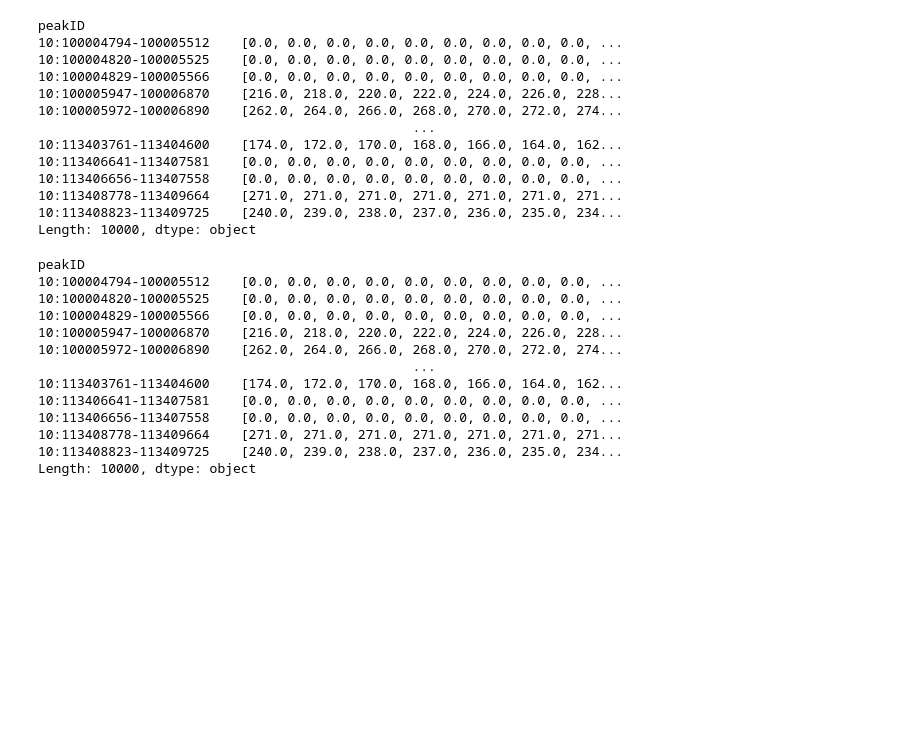
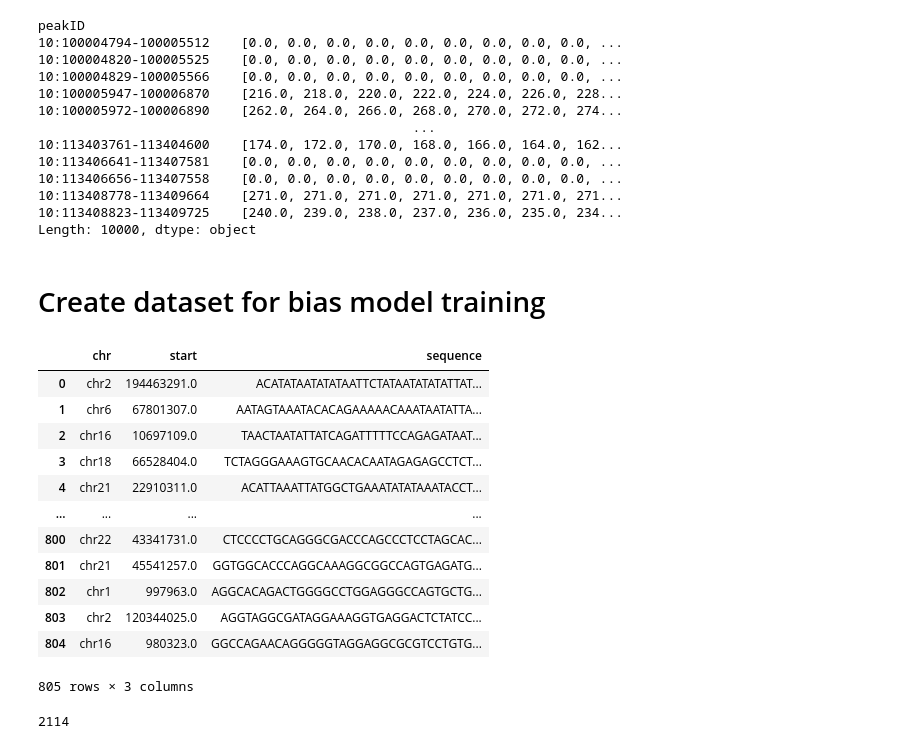
Before and after one commit to alexiaDorm/master-thesis, a Jupyter notebook: src/test.ipynb, the cells around one changed output. Saved outputs shown, nothing was run; the diff lists cells and outputs as text; code cells hidden in the pictures; blank space fills up the shorter version.

```diff
--- a/src/test.ipynb
+++ b/src/test.ipynb
@@ -177,19 +177,5 @@ peakID
 10:113408778-113409664    [271.0, 271.0, 271.0, 271.0, 271.0, 271.0, 271...
 10:113408823-113409725    [240.0, 239.0, 238.0, 237.0, 236.0, 235.0, 234...
 Length: 10000, dtype: object
-# %%
-ATAC
-# %% [output]
-peakID
-10:100004794-100005512    [0.0, 0.0, 0.0, 0.0, 0.0, 0.0, 0.0, 0.0, 0.0, ...
-10:100004820-100005525    [0.0, 0.0, 0.0, 0.0, 0.0, 0.0, 0.0, 0.0, 0.0, ...
-10:100004829-100005566    [0.0, 0.0, 0.0, 0.0, 0.0, 0.0, 0.0, 0.0, 0.0, ...
-10:100005947-100006870    [216.0, 218.0, 220.0, 222.0, 224.0, 226.0, 228...
-10:100005972-100006890    [262.0, 264.0, 266.0, 268.0, 270.0, 272.0, 274...
-                                                ...
-10:113403761-113404600    [174.0, 172.0, 170.0, 168.0, 166.0, 164.0, 162...
-10:113406641-113407581    [0.0, 0.0, 0.0, 0.0, 0.0, 0.0, 0.0, 0.0, 0.0, ...
-10:113406656-113407558    [0.0, 0.0, 0.0, 0.0, 0.0, 0.0, 0.0, 0.0, 0.0, ...
-10:113408778-113409664    [271.0, 271.0, 271.0, 271.0, 271.0, 271.0, 271...
-10:113408823-113409725    [240.0, 239.0, 238.0, 237.0, 236.0, 235.0, 234...
-Length: 10000, dtype: object
+# %% [markdown]
+# Create dataset for bias model training
@@ -195,0 +184,21 @@ Length: 10000, dtype: object
+# %%
+import pickle
+
+with open('../results/match_GC.pkl', 'rb') as file:
+    seq = pickle.load(file)
+# %%
+seq
+# %% [output]
+|  | chr | start | sequence |
+| 0 | chr2 | 194463291.0 | ACATATAATATATAATTCTATAATATATATTAT... |
+| 1 | chr6 | 67801307.0 | AATAGTAAATACACAGAAAAACAAATAATATTA... |
+| 2 | chr16 | 10697109.0 | TAACTAATATTATCAGATTTTTCCAGAGATAAT... |
+| 3 | chr18 | 66528404.0 | TCTAGGGAAAGTGCAACACAATAGAGAGCCTCT... |
+| 4 | chr21 | 22910311.0 | ACATTAAATTATGGCTGAAATATATAAATACCT... |
+| ... | ... | ... | ... |
+| 800 | chr22 | 43341731.0 | CTCCCCTGCAGGGCGACCCAGCCCTCCTAGCAC... |
+| 801 | chr21 | 45541257.0 | GGTGGCACCCAGGCAAAGGCGGCCAGTGAGATG... |
+| 802 | chr1 | 997963.0 | AGGCACAGACTGGGGCCTGGAGGGCCAGTGCTG... |
+| 803 | chr2 | 120344025.0 | AGGTAGGCGATAGGAAAGGTGAGGACTCTATCC... |
+| 804 | chr16 | 980323.0 | GGCCAGAACAGGGGGTAGGAGGCGCGTCCTGTG... |
+805 rows × 3 columns
@@ -195,0 +232,4 @@ Length: 10000, dtype: object
+# %%
+557*2+1000
+# %% [output]
+2114
```
Also changed, not shown: parts of 7 cells of this notebook, 4 other files.
